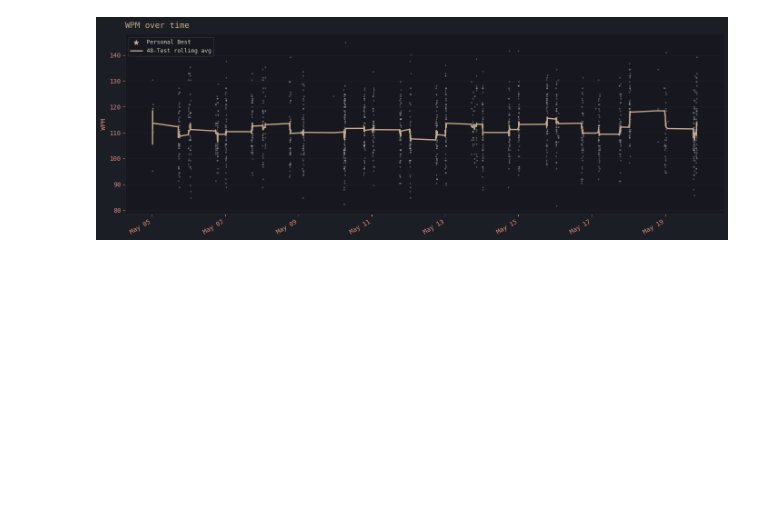
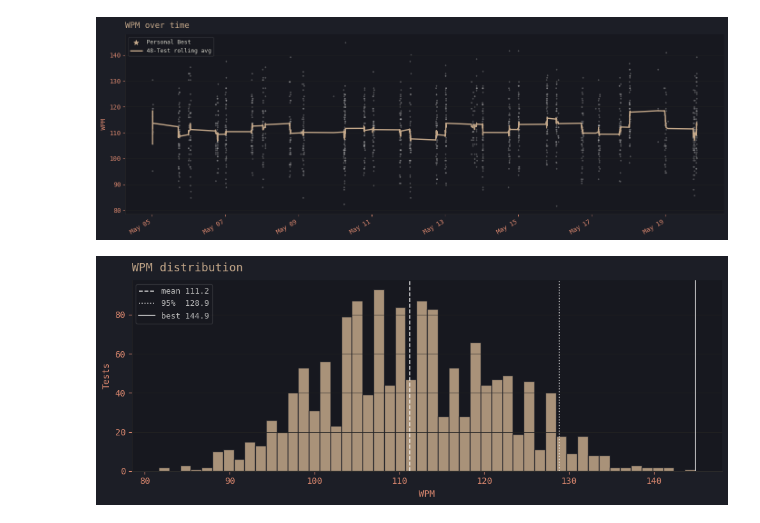
Before and after one commit to AYCDJ/Monkeytype-Data, a Jupyter notebook: Monkeytype.ipynb, the cells around one changed output. Cells and saved outputs as stored; diff of their text form; code cells hidden in the pictures; blank space fills up the shorter version.

Commit message:
Added visualization for Distribution of WPM Added visualization for Accuracy vs WPM

```diff
--- a/Monkeytype.ipynb
+++ b/Monkeytype.ipynb
@@ -204,3 +204,25 @@ plt.tight_layout()
 plt.show()
 # %% [output]
 [figure]
+# %%
+# WPM Distribution
+
+fig, ax = plt.subplots(figsize=(10, 4))
+ax.hist(df["wpm"].dropna(), bins=50, color=MCOLOR, alpha=0.85, edgecolor=BG) # If you want more/less columns change the 'bins' value to the amount you want
+
+stats = {
+    f"mean {df['wpm'].mean():.1f}": (df['wpm'].mean(), '--'),
+    f"95%  {df['wpm'].quantile(0.95):.1f}": (df['wpm'].quantile(0.95), ':'),
+    f"best {df['wpm'].max():.1f}": (df['wpm'].max(), '-'),
+}
+for label, (val, ls) in stats.items():
+    ax.axvline(val, color=WHITE, lw=1.2, ls=ls, alpha=0.8, label=label)
+
+ax.set_xlabel('WPM')
+ax.set_ylabel('Tests')
+title(ax, 'WPM distribution')
+ax.legend(framealpha=0.15, fontsize=9, labelcolor=GREY)
+plt.tight_layout()
+plt.show()
+# %% [output]
+[figure, added]
```
Also changed, not shown: parts of 3 cells of this notebook.
